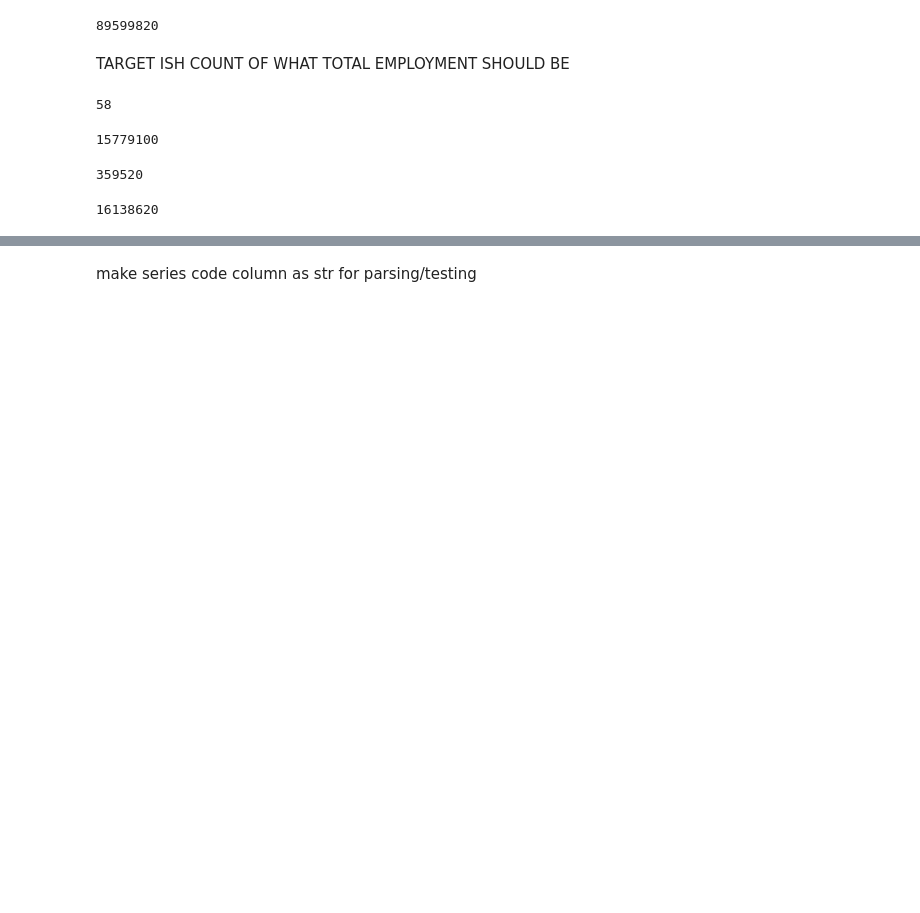
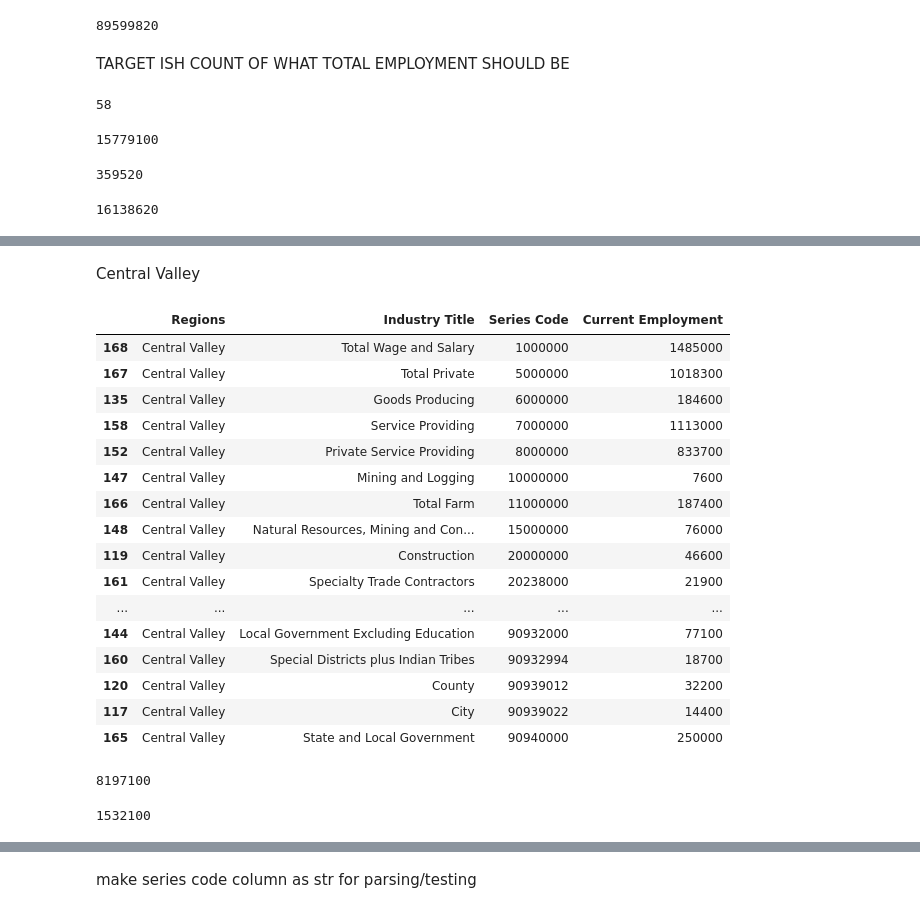
Before and after one commit to cafwd/job_quality_index, a Jupyter notebook: data/edd/cut-edd-data.ipynb, the cells around one changed output, grey strips where cells are left out. Saved outputs shown, nothing was run; the diff lists cells and outputs as text; code cells hidden in the pictures; blank space fills up the shorter version.

```diff
--- a/data/edd/cut-edd-data.ipynb
+++ b/data/edd/cut-edd-data.ipynb
@@ -157,0 +207,27 @@ edd_test_2020.loc[edd_test_2020['Industry Title'] == 'Accommodation and Food Ser
+# %% [markdown]
+Central Valley
+# %%
+pd.set_option('display.max_rows', None)
+cv_2020
+# %% [output]
+|  | Regions | Industry Title | Series Code | Current Employment |
+| 168 | Central Valley | Total Wage and Salary | 1000000 | 1485000 |
+| 167 | Central Valley | Total Private | 5000000 | 1018300 |
+| 135 | Central Valley | Goods Producing | 6000000 | 184600 |
+| 158 | Central Valley | Service Providing | 7000000 | 1113000 |
+| 152 | Central Valley | Private Service Providing | 8000000 | 833700 |
+| 147 | Central Valley | Mining and Logging | 10000000 | 7600 |
+| 166 | Central Valley | Total Farm | 11000000 | 187400 |
+| 148 | Central Valley | Natural Resources, Mining and Con... | 15000000 | 76000 |
+| 119 | Central Valley | Construction | 20000000 | 46600 |
+| 161 | Central Valley | Specialty Trade Contractors | 20238000 | 21900 |
+| ... | ... | ... | ... | ... |
+| 144 | Central Valley | Local Government Excluding Education | 90932000 | 77100 |
+| 160 | Central Valley | Special Districts plus Indian Tribes | 90932994 | 18700 |
+| 120 | Central Valley | County | 90939012 | 32200 |
+| 117 | Central Valley | City | 90939022 | 14400 |
+| 165 | Central Valley | State and Local Government | 90940000 | 250000 |
+# %%
+cv_2020['Current Employment'].sum() # before cutting down
+# %% [output]
+8197100
@@ -157,0 +238,4 @@ edd_test_2020.loc[edd_test_2020['Industry Title'] == 'Accommodation and Food Ser
+# %%
+cv_test['Current Employment'].sum()
+# %% [output]
+1532100
```
Also changed, not shown: parts of 121 cells of this notebook, 1 other file.
